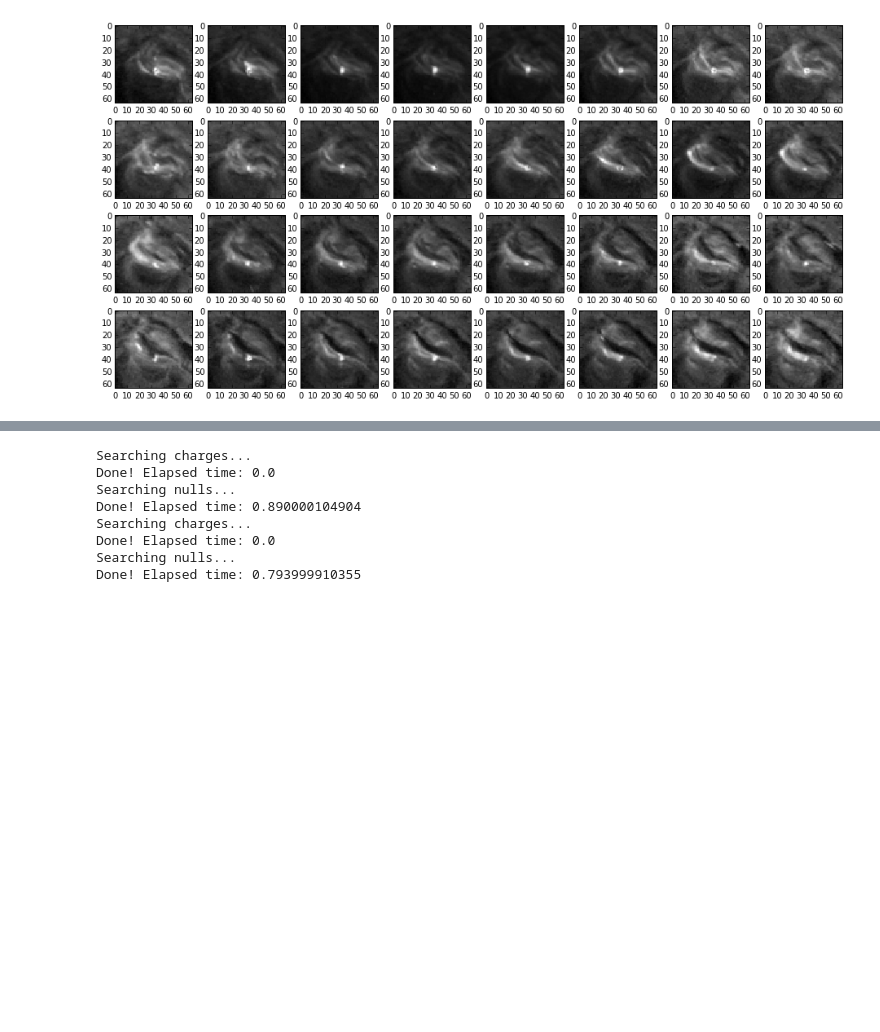
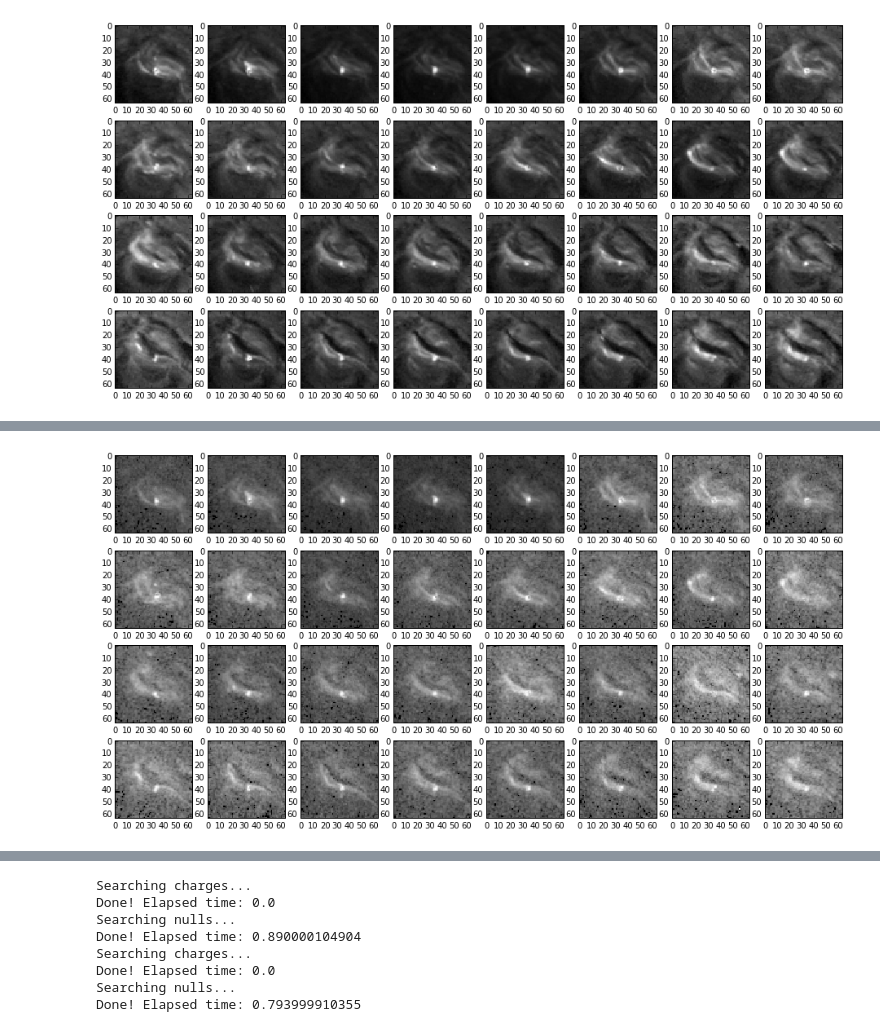
Before and after one commit to temik42/QSim, a Jupyter notebook: field4.ipynb, the cells around one changed output, grey strips where cells are left out. Cells and saved outputs as stored; diff of their text form; code cells hidden in the pictures; blank space fills up the shorter version.

```diff
--- a/field4.ipynb
+++ b/field4.ipynb
@@ -37 +47,9 @@ for j in range(0,4):
+# %%
+plt.figure(figsize=(16,8))
+for j in range(0,4):
+    for i in range(0,8):
+        plt.subplot(4,8,i+j*8+1)
+        plt.imshow(np.flipud(aia_131[480+(i+8*j)*5,:,:])**0.3, 'gray', interpolation = 'nearest')
+# %% [output]
+[figure, added]
 # %%
```
Also changed, not shown: parts of 7 cells of this notebook, 59 other files.
